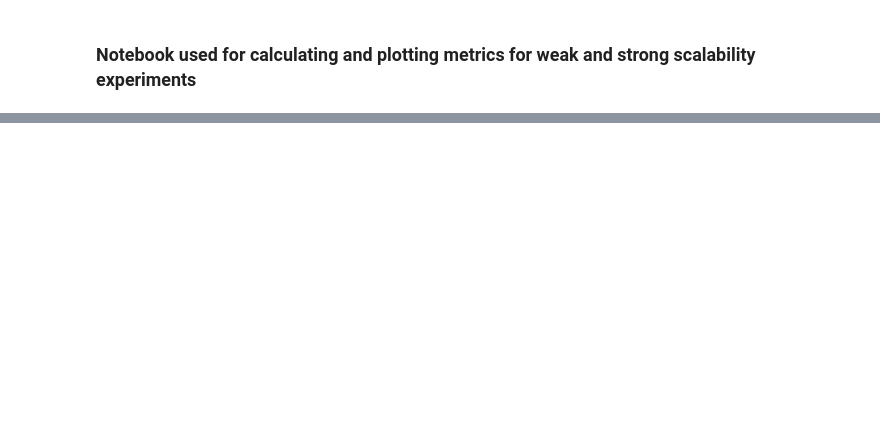
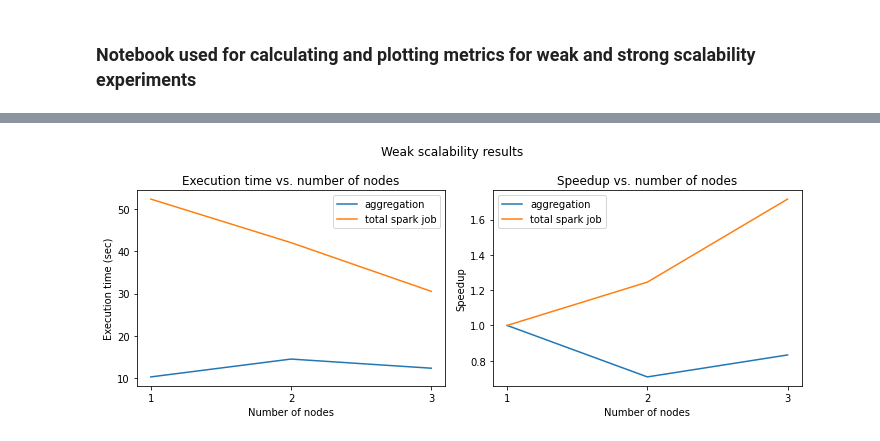
Before and after one commit to Fredrikforsman15/Data-engineering-1, a Jupyter notebook: scalability_plotting.ipynb, the cells around one changed output, grey strips where cells are left out. Saved outputs shown, nothing was run; the diff lists cells and outputs as text; code cells hidden in the pictures; blank space fills up the shorter version.

```diff
--- a/scalability_plotting.ipynb
+++ b/scalability_plotting.ipynb
@@ -34,0 +72,23 @@ weak_df.to_csv("weak_scalability.csv")
+# %%
+fig, axes = plt.subplots(1, 2, figsize=(10, 4), sharex=True)
+fig.suptitle("Weak scalability results")
+
+axes[0].plot(weak_df["num_of_workers"], weak_df["aggregation_time"], label = "aggregation");
+axes[0].plot(weak_df["num_of_workers"], weak_df["total_time"], label = "total spark job");
+axes[0].set_xlabel("Number of nodes");
+axes[0].set_ylabel("Execution time (sec)");
+axes[0].set_title("Execution time vs. number of nodes")
+axes[0].legend()
+
+axes[1].plot(weak_df["num_of_workers"], weak_df["aggregation_speedup"], label = "aggregation")
+axes[1].plot(weak_df["num_of_workers"], weak_df["total_time_speedup"], label = "total spark job")
+axes[1].set_xlabel("Number of nodes")
+axes[1].set_ylabel("Speedup")
+axes[1].set_title("Speedup vs. number of nodes")
+axes[1].legend()
+
+plt.tight_layout()
+plt.xticks(range(1,4))
+plt.show()
+# %% [output]
+[figure, added]
```
Also changed, not shown: parts of 6 cells of this notebook.
